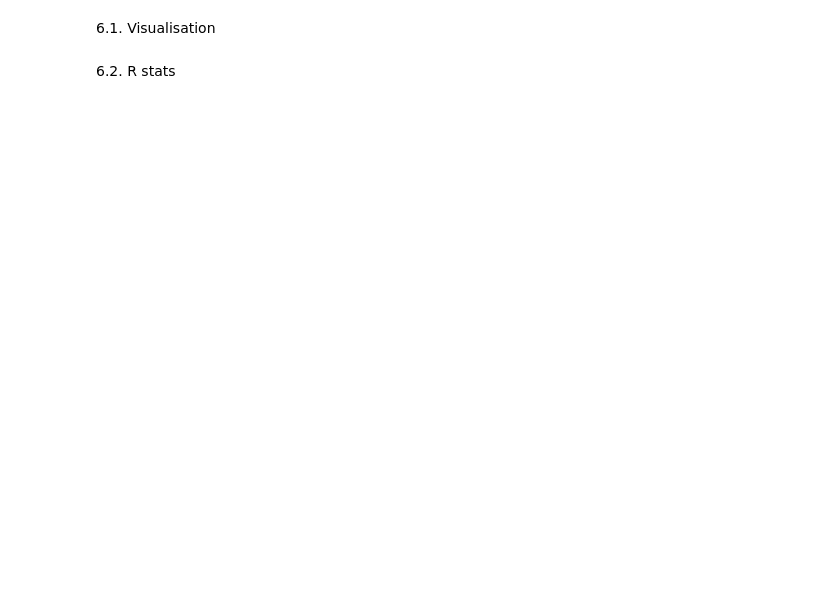
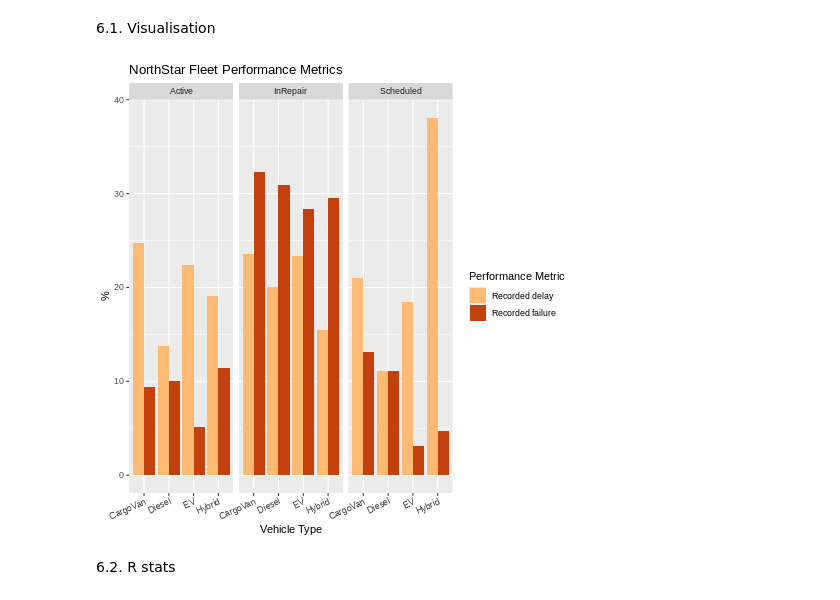
Before and after one commit to hobbsandbobs-dotcom/Analytics-Coursework, a Jupyter notebook: 3_SQL_and_R_analytics.ipynb, the cells around one changed output. Cells and saved outputs as stored; diff of their text form; code cells hidden in the pictures; blank space fills up the shorter version.

```diff
--- a/3_SQL_and_R_analytics.ipynb
+++ b/3_SQL_and_R_analytics.ipynb
@@ -413,23 +431,56 @@ nstar_fleet_assessment
 # %%
 %%R
 
-
-q2_long <- nstar_fleet_assessment %>%
+vehicle_performance_chart <- nstar_fleet_assessment %>%
   tidyr::pivot_longer(
     cols = c(delivery_failure_n, delivery_delay_n),
-    names_to = "metric",
-    values_to = "percentage"
+    names_to = "performance_metric",
+    values_to = "metric_percentage"
+  ) %>%
+  dplyr::mutate(
+    performance_metric = dplyr::recode(
+      performance_metric,
+      delivery_failure_n = "Recorded failure",
+      delivery_delay_n   = "Recorded delay"
+    )
   )
 
-ggplot(q2_long, aes(x = vehicle_type, y = percentage, fill = metric)) +
-  geom_bar(stat = "identity", position = "dodge") +
-  facet_wrap(~maintenance_status) +
-  labs(
-    title = "Vehicle Performance: Failure and Delay",
+ggplot(
+
+    vehicle_performance_chart,
+
+    aes(
+        x = vehicle_type,
+        y = metric_percentage,
+        fill = performance_metric
+    )
+
+) +
+
+geom_col(position = "dodge") +
+
+facet_wrap(~maintenance_status) +
+
+scale_fill_manual(values = c(
+    "#FDBA74",
+    "#C2410C"
+)) +
+
+labs(
+    title = "NorthStar Fleet Performance Metrics",
     x = "Vehicle Type",
-    y = "Percentage %",
-    fill = "Metric"
-  )
+    y = "%",
+    fill = "Performance Metric"
+) +
+
+theme(
+    axis.text.x = element_text(
+        angle = 25,
+        hjust = 1
+    )
+)
+# %% [output]
+[figure, added]
 # %% [markdown]
 6.2. R stats
 # %%
```
Also changed, not shown: parts of 2 cells of this notebook.
